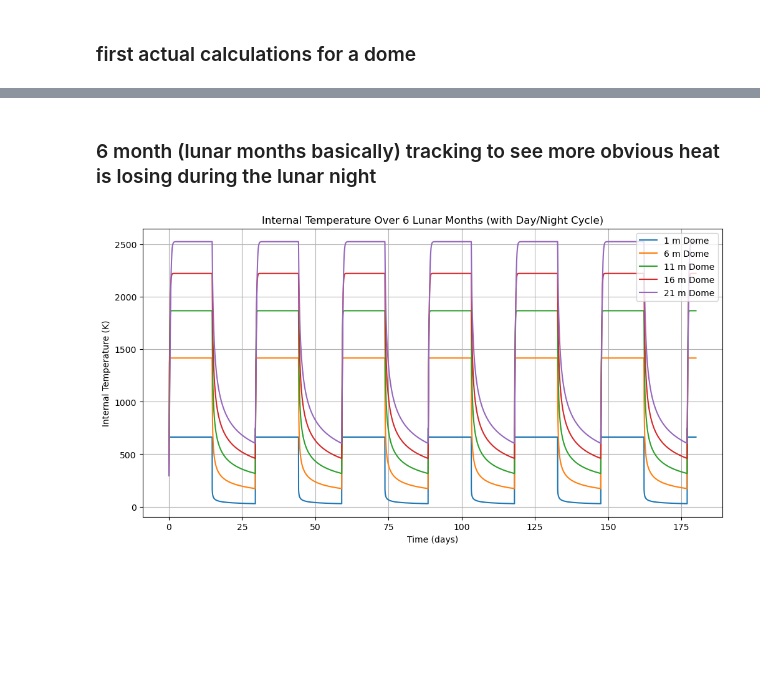
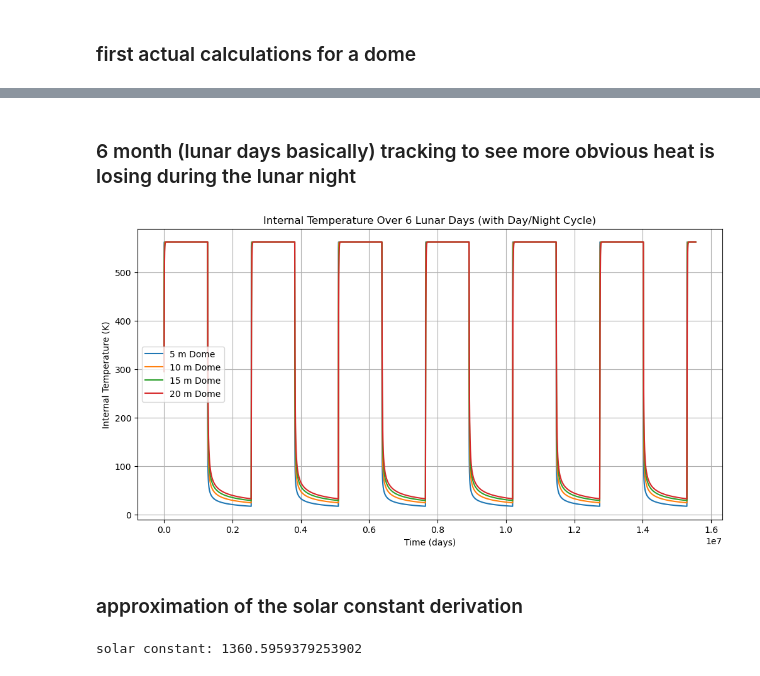
Before and after one commit to adambigg-s/aae338-report, a Jupyter notebook: report_calculations/dome_heating.ipynb, the cells around one changed output, grey strips where cells are left out. Saved outputs shown, nothing was run; the diff lists cells and outputs as text; code cells hidden in the pictures; blank space fills up the shorter version.

Commit message:
added solar constant proof

```diff
--- a/report_calculations/dome_heating.ipynb
+++ b/report_calculations/dome_heating.ipynb
@@ -28,8 +36,8 @@ T_INF = 3 # K
 def point_source_heating(absorptivity, area, intensity):
     return absorptivity * area * intensity
 
-def radiative_cooling(absorptivity, area, surface_temperature):
-    return EPSILON * SIGMA * absorptivity * surface_temperature ** 4
+def stefan_boltzmann(area, surface_temperature):
+    return EPSILON * SIGMA * area * surface_temperature**4
 
 def celsius_to_kelvin(temp):
     return temp + 273.15
@@ -98,7 +114,7 @@ class Sphere:
 ### this is acting as just a 'hello world' cell, make sure this runs with no errors
 # %%
 # hello world
-sphere = Sphere(1, EPSILON, Wall(1, 1))
+sphere = Sphere(1, Wall(0.5, 1, 1))
 assert sphere.surface_area() == 4 * np.pi, "make sure this runs"
 print("sphere area:", sphere.surface_area())
 print("calculated surface temperature:", sphere.surface_temperature)
@@ -110,16 +126,16 @@ calculated surface temperature: 270.86307988561066
 # %%
 datasets = []
 
-radii = range(1, 25, 5)
-thicknesses = [0.5]
+radii = range(5, 25, 5)
+thicknesses = [1]
 conductivity = 1.15 # W / m^2 / k --- this is taken from a ceramic brick (idk what it would be made of)
 dt = 60
 duration = 60 * 60 * 24
 
 for radius in radii:
     for thickness in thicknesses:
-        wall = Wall(thickness, conductivity)
-        sphere = Sphere(radius, EPSILON, wall)
+        wall = Wall(thickness, conductivity, EPSILON)
+        sphere = Sphere(radius, wall)
         data = ThermalData(radius, thickness, conductivity)
 
         for t in range(0, duration, dt):
@@ -127,7 +143,7 @@ for radius in radii:
             data.internal_temperatures.append(sphere.internal_temperature)
             data.surface_temperatures.append(sphere.surface_temperature)
             data.q_dots.append(sphere.total_heat_transfer())
-            sphere.reup_internal_temperature(dt)
+            sphere.reup_temperatures(dt)
 
         datasets.append(data)
 
@@ -167,44 +183,62 @@ plot.show()
 # %% [markdown]
-### 6 month (lunar months basically) tracking to see more obvious heat is losing during the lunar night
+### 6 month (lunar days basically) tracking to see more obvious heat is losing during the lunar night
 # %%
-duration = 60 * 60 * 24 * 180
+duration = 60 * 60 * 24 * 180 # sec -> min -> day -> 180 days
 dt = 60 * 10 # simultion in first order integration for 10 minutes
 lunar_day = 60 * 60 * 24 * 29.5
 sunlight_hours = 0.5
 
 datasets = []
-radii = range(1, 25, 5)
-thickness = [0.5, 1.5]
+radii = range(5, 25, 5)
+thickness = [1]
 conductivity = 1.15 # again this is like a brick or something
 
 for radius in radii:
     for thickness in thicknesses:
-        wall = Wall(thickness, conductivity)
-        sphere = Sphere(radius, EPSILON, wall)
+        wall = Wall(thickness, conductivity, EPSILON)
+        sphere = Sphere(radius, wall)
         data = ThermalData(radius, thickness, conductivity)
 
         for t in range(0, duration, dt):
             time_in_cycle = t % lunar_day
             is_day: bool = time_in_cycle < (lunar_day * sunlight_hours)
-            solar_input = SOLAR_INTENSITY if is_day else 0 # this basically just turns the sun off if it is night
-            sphere.light_intensity = solar_input
+            sphere.light_intensity = SOLAR_INTENSITY if is_day else 0 # basically turns the sun off if it is night
 
-            data.times.append(t / (60 * 60 * 24))
+            data.times.append(t)
             data.internal_temperatures.append(sphere.internal_temperature)
             data.surface_temperatures.append(sphere.surface_temperature)
             data.q_dots.append(sphere.total_heat_transfer())
-            sphere.reup_internal_temperature(dt)
+            sphere.reup_temperatures(dt)
 
         datasets.append(data)
 
 plot.figure(figsize=(12, 6))
 for data in datasets:
     plot.plot(data.times, data.internal_temperatures, label=f'{data.radius} m Dome')
-plot.title("Internal Temperature Over 6 Lunar Months (with Day/Night Cycle)")
+plot.title("Internal Temperature Over 6 Lunar Days (with Day/Night Cycle)")
 plot.xlabel("Time (days)")
 plot.ylabel("Internal Temperature (K)")
 plot.grid(True)
 plot.legend()
 plot.show()
 # %% [output]
-[figure, old version]
+[figure, new version]
+# %% [markdown]
+### approximation of the solar constant derivation
+# %%
+solar_radius = 696_000_000 # m
+astro_unit = 150_000_000_000 # m
+solar_epsilon = SOLAR_EPSILON
+solar_temperature = SOLAR_TEMPERATURE
+sun = Sphere(solar_radius, Wall(1, 1, solar_epsilon))
+earth_shell = Sphere(astro_unit, Wall(1, 1, EPSILON))
+
+solar_radiation = stefan_boltzmann(sun.surface_area(), solar_temperature)
+
+solar_constant = solar_radiation / earth_shell.surface_area()
+
+# amazing
+print(f'solar constant: {solar_constant}')
+assert 1200 < solar_constant and solar_constant < 1500
+# %% [output]
+solar constant: 1360.5959379253902
```
Also changed, not shown: parts of 7 cells of this notebook, 2 other files.
